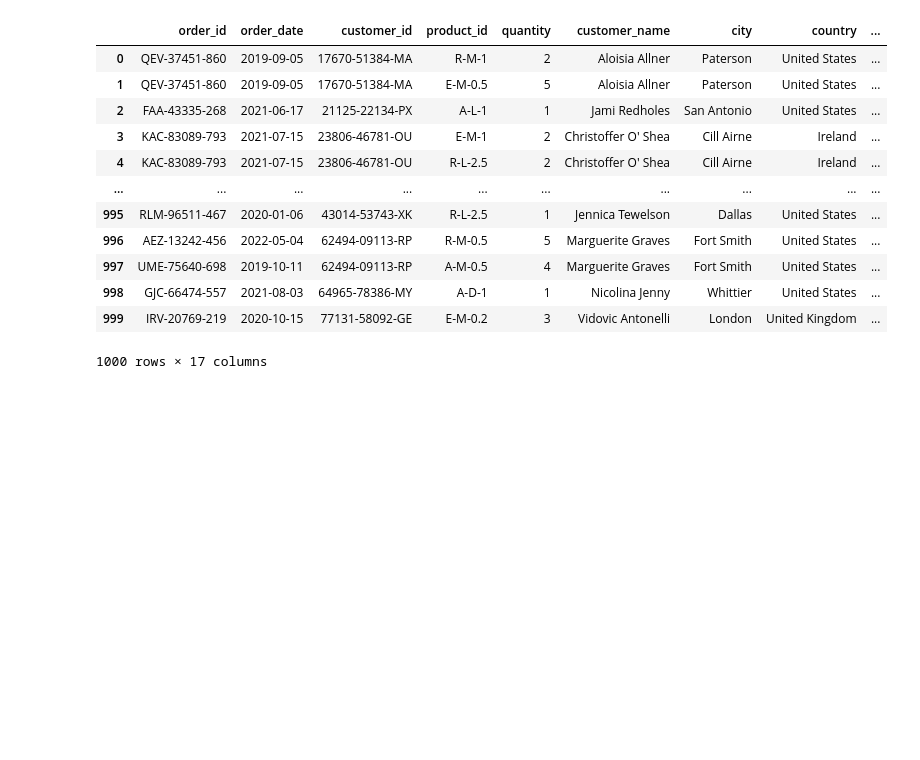
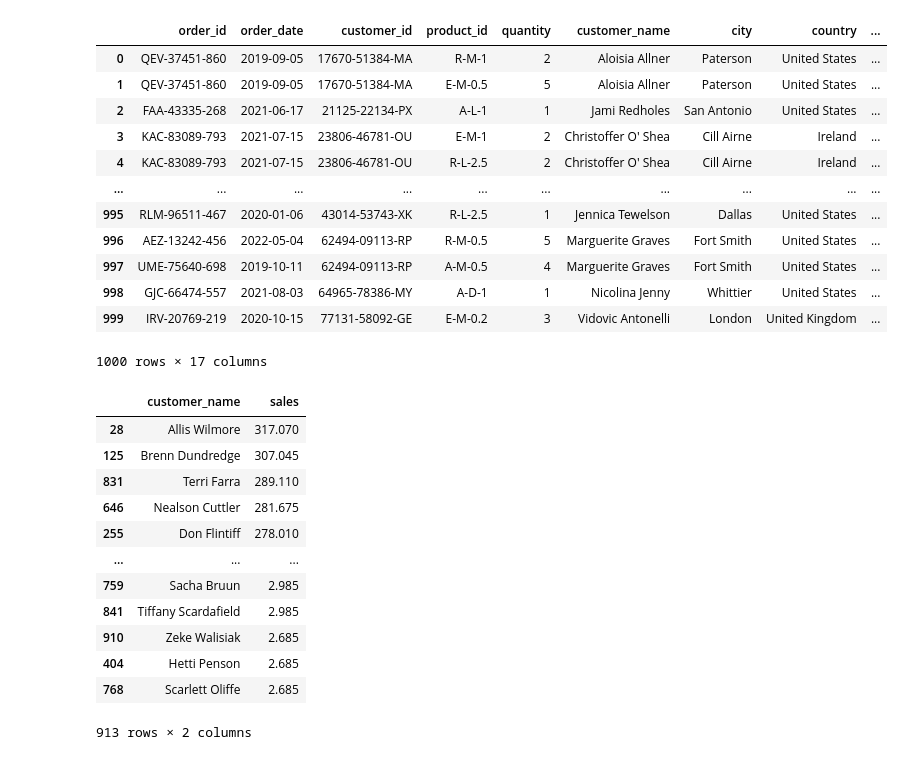
Before and after one commit to moayadelsheikh/coffeebeans, a Jupyter notebook: main2.ipynb, the cells around one changed output. Cells and saved outputs as stored; diff of their text form; code cells hidden in the pictures; blank space fills up the shorter version.

```diff
--- a/main2.ipynb
+++ b/main2.ipynb
@@ -95,0 +100,19 @@ orders
+# %%
+top_5cust = orders.groupby("customer_name")["sales"].sum()
+top_5cust = top_5cust.reset_index()
+top_5cust = top_5cust.sort_values(by='sales', ascending=False)
+top_5cust
+# %% [output]
+|  | customer_name | sales |
+| 28 | Allis Wilmore | 317.070 |
+| 125 | Brenn Dundredge | 307.045 |
+| 831 | Terri Farra | 289.110 |
+| 646 | Nealson Cuttler | 281.675 |
+| 255 | Don Flintiff | 278.010 |
+| ... | ... | ... |
+| 759 | Sacha Bruun | 2.985 |
+| 841 | Tiffany Scardafield | 2.985 |
+| 910 | Zeke Walisiak | 2.685 |
+| 404 | Hetti Penson | 2.685 |
+| 768 | Scarlett Oliffe | 2.685 |
+913 rows × 2 columns
```
Also changed, not shown: parts of 3 cells of this notebook, 1 other file.
